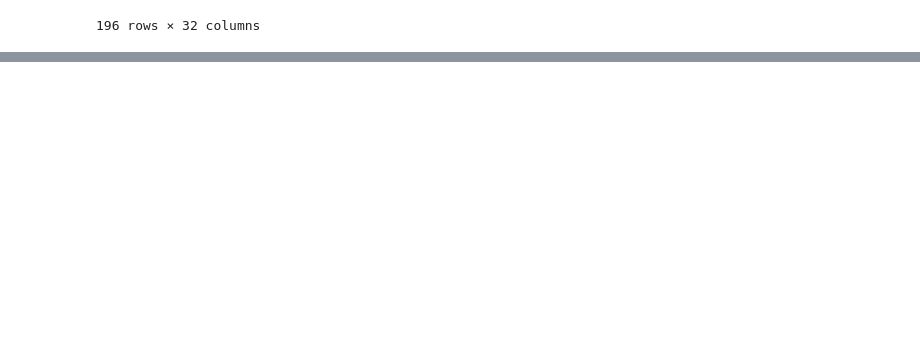
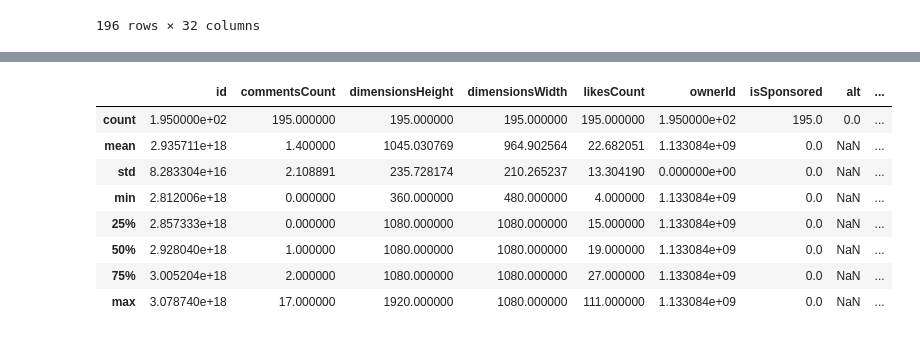
Before and after one commit to tpham16/TKH-Social-Media-Engagement-Analytics, a Jupyter notebook: ig_extract.ipynb, the cells around one changed output, grey strips where cells are left out. Saved outputs shown, nothing was run; the diff lists cells and outputs as text; code cells hidden in the pictures; blank space fills up the shorter version.

```diff
--- a/ig_extract.ipynb
+++ b/ig_extract.ipynb
@@ -23,0 +63,21 @@ df
+# %%
+# convert the 'timestamp' column to datetime type
+df['timestamp'] = pd.to_datetime(df['timestamp'])
+
+# resample the data to hourly frequency
+df_resampled = df.set_index('timestamp').resample('H').sum()
+
+# extract the hour from the timestamp and create a new column 'hour'
+df_resampled['hour'] = df_resampled.index.hour
+
+# group the data by hour and sum the 'likesCount' for each hour
+df_hourly = df_resampled.groupby('hour').sum()
+
+# plot the data
+ax = df_hourly.plot(y='likesCount', kind='bar', figsize=(10, 6))
+ax.set_title('Likes Count by Hour of the Day')
+ax.set_xlabel('Hour of the Day')
+ax.set_ylabel('Likes Count')
+ax.set_xticks(range(0, 24))
+ax.set_xticklabels(range(0, 24))
+plt.show()
@@ -23,0 +121,12 @@ df
+# %%
+df.describe()
+# %% [output]
+|  | id | commentsCount | dimensionsHeight | dimensionsWidth | likesCount | ownerId | isSponsored | alt | ... |
+| count | 1.950000e+02 | 195.000000 | 195.000000 | 195.000000 | 195.000000 | 1.950000e+02 | 195.0 | 0.0 | ... |
+| mean | 2.935711e+18 | 1.400000 | 1045.030769 | 964.902564 | 22.682051 | 1.133084e+09 | 0.0 | NaN | ... |
+| std | 8.283304e+16 | 2.108891 | 235.728174 | 210.265237 | 13.304190 | 0.000000e+00 | 0.0 | NaN | ... |
+| min | 2.812006e+18 | 0.000000 | 360.000000 | 480.000000 | 4.000000 | 1.133084e+09 | 0.0 | NaN | ... |
+| 25% | 2.857333e+18 | 0.000000 | 1080.000000 | 1080.000000 | 15.000000 | 1.133084e+09 | 0.0 | NaN | ... |
+| 50% | 2.928040e+18 | 1.000000 | 1080.000000 | 1080.000000 | 19.000000 | 1.133084e+09 | 0.0 | NaN | ... |
+| 75% | 3.005204e+18 | 2.000000 | 1080.000000 | 1080.000000 | 27.000000 | 1.133084e+09 | 0.0 | NaN | ... |
+| max | 3.078740e+18 | 17.000000 | 1920.000000 | 1080.000000 | 111.000000 | 1.133084e+09 | 0.0 | NaN | ... |
```
Also changed, not shown: parts of 9 cells of this notebook, 2 other files.
